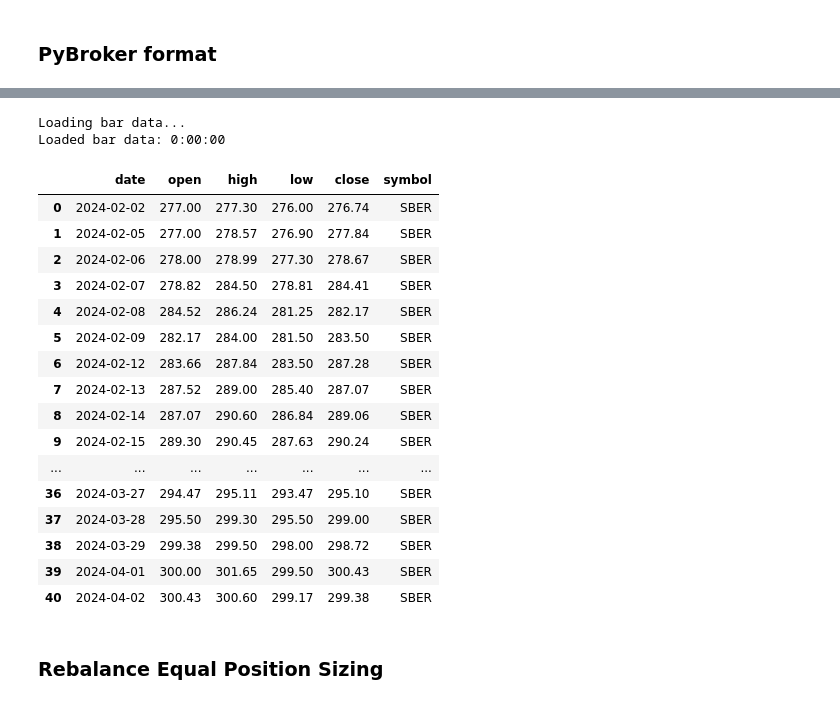
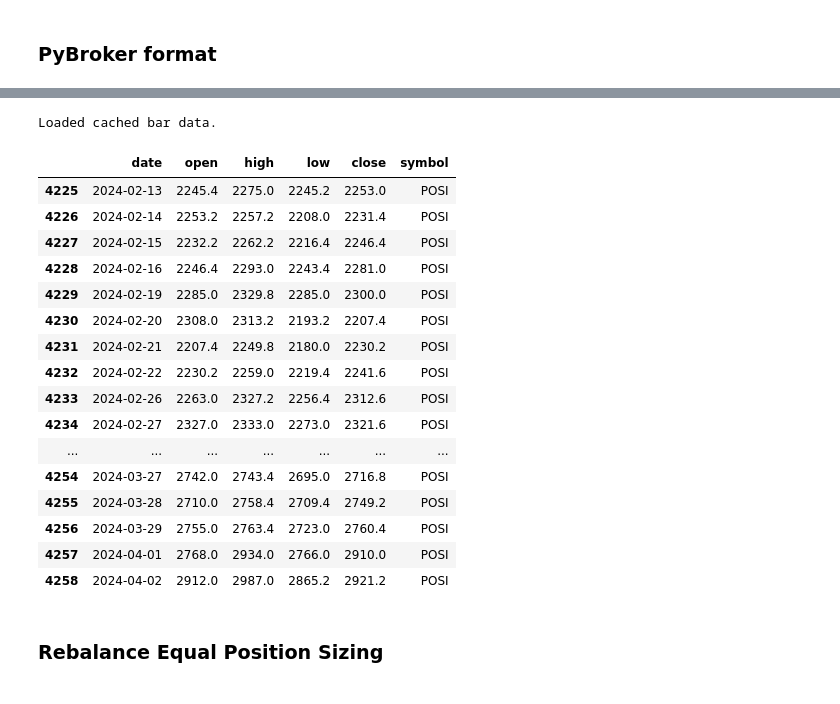
Before and after one commit to s-agapov/QuantMod, a Jupyter notebook: TP/Shares/10-Tink Rebalance.ipynb, the cells around one changed output, grey strips where cells are left out. Cells and saved outputs as stored; diff of their text form; code cells hidden in the pictures.

```diff
--- a/TP/Shares/10-Tink Rebalance.ipynb
+++ b/TP/Shares/10-Tink Rebalance.ipynb
@@ -23,0 +30,17 @@ index_assets = ['AQUA', 'BANE', 'BANEP', 'CHMF', 'CIAN', 'FIVE', 'LKOH', 'MAGN',
+# %%
+assets = index_assets
+# %%
+res = []
+days = 300
+
+for ticker in assets:
+    print(ticker)
+    figi = tink.ticker_to_figi(ticker, base)
+
+    candles = tink.get_candles(token, figi, CandleInterval.CANDLE_INTERVAL_DAY, days)
+    df =  tink.get_open_price(candles)
+
+    df.columns = [ticker]
+    res.append(df)
+
+dfp = pd.concat(res, axis = 1)
@@ -42,7 +93,7 @@ res = []
 for ind, row in df_tink.iterrows():
     pos = row
 #    print(pos.figi)
-    candles = tink.get_candles(token, pos.figi, CandleInterval.CANDLE_INTERVAL_DAY, 60)
+    candles = tink.get_candles(token, pos.figi, CandleInterval.CANDLE_INTERVAL_DAY, 50)
     df =  get_ohlc(candles)
     ticker = tink.figi_to_ticker(pos.figi, base)
     if ticker == None:
@@ -68,35 +152,33 @@ class CSVDataSource(DataSource):
         pybroker.register_columns('rsi')
 
     def _fetch_data(self, symbols, start_date, end_date, _timeframe, _adjust):
-        full_fn = os.path.join(tink.TINK_DATA, "prices.csv")
-        df = pd.read_csv(full_fn)
+        df = pd.read_csv('prices.csv')
         df = df[df['symbol'].isin(symbols)]
         df['date'] = pd.to_datetime(df['date'])
         return df[(df['date'] >= start_date) & (df['date'] <= end_date)]
 # %%
 csv_data_source = CSVDataSource()
-df = csv_data_source.query(['SBER'], '6/1/2023', '4/2/2024')
+df = csv_data_source.query(['POSI'], '6/1/2023', '4/4/2024')
 df
 # %% [output]
-Loading bar data...
-Loaded bar data: 0:00:00
+Loaded cached bar data.
 |  | date | open | high | low | close | symbol |
-| 0 | 2024-02-02 | 277.00 | 277.30 | 276.00 | 276.74 | SBER |
-| 1 | 2024-02-05 | 277.00 | 278.57 | 276.90 | 277.84 | SBER |
-| 2 | 2024-02-06 | 278.00 | 278.99 | 277.30 | 278.67 | SBER |
-| 3 | 2024-02-07 | 278.82 | 284.50 | 278.81 | 284.41 | SBER |
-| 4 | 2024-02-08 | 284.52 | 286.24 | 281.25 | 282.17 | SBER |
-| 5 | 2024-02-09 | 282.17 | 284.00 | 281.50 | 283.50 | SBER |
-| 6 | 2024-02-12 | 283.66 | 287.84 | 283.50 | 287.28 | SBER |
-| 7 | 2024-02-13 | 287.52 | 289.00 | 285.40 | 287.07 | SBER |
-| 8 | 2024-02-14 | 287.07 | 290.60 | 286.84 | 289.06 | SBER |
-| 9 | 2024-02-15 | 289.30 | 290.45 | 287.63 | 290.24 | SBER |
+| 4225 | 2024-02-13 | 2245.4 | 2275.0 | 2245.2 | 2253.0 | POSI |
+| 4226 | 2024-02-14 | 2253.2 | 2257.2 | 2208.0 | 2231.4 | POSI |
+| 4227 | 2024-02-15 | 2232.2 | 2262.2 | 2216.4 | 2246.4 | POSI |
+| 4228 | 2024-02-16 | 2246.4 | 2293.0 | 2243.4 | 2281.0 | POSI |
+| 4229 | 2024-02-19 | 2285.0 | 2329.8 | 2285.0 | 2300.0 | POSI |
+| 4230 | 2024-02-20 | 2308.0 | 2313.2 | 2193.2 | 2207.4 | POSI |
+| 4231 | 2024-02-21 | 2207.4 | 2249.8 | 2180.0 | 2230.2 | POSI |
+| 4232 | 2024-02-22 | 2230.2 | 2259.0 | 2219.4 | 2241.6 | POSI |
+| 4233 | 2024-02-26 | 2263.0 | 2327.2 | 2256.4 | 2312.6 | POSI |
+| 4234 | 2024-02-27 | 2327.0 | 2333.0 | 2273.0 | 2321.6 | POSI |
 | ... | ... | ... | ... | ... | ... | ... |
-| 36 | 2024-03-27 | 294.47 | 295.11 | 293.47 | 295.10 | SBER |
-| 37 | 2024-03-28 | 295.50 | 299.30 | 295.50 | 299.00 | SBER |
-| 38 | 2024-03-29 | 299.38 | 299.50 | 298.00 | 298.72 | SBER |
-| 39 | 2024-04-01 | 300.00 | 301.65 | 299.50 | 300.43 | SBER |
-| 40 | 2024-04-02 | 300.43 | 300.60 | 299.17 | 299.38 | SBER |
+| 4254 | 2024-03-27 | 2742.0 | 2743.4 | 2695.0 | 2716.8 | POSI |
+| 4255 | 2024-03-28 | 2710.0 | 2758.4 | 2709.4 | 2749.2 | POSI |
+| 4256 | 2024-03-29 | 2755.0 | 2763.4 | 2723.0 | 2760.4 | POSI |
+| 4257 | 2024-04-01 | 2768.0 | 2934.0 | 2766.0 | 2910.0 | POSI |
+| 4258 | 2024-04-02 | 2912.0 | 2987.0 | 2865.2 | 2921.2 | POSI |
 # %% [markdown]
 ### Rebalance Equal Position Sizing
 # %%
```
Also changed, not shown: parts of 13 cells of this notebook, 7 other files.
